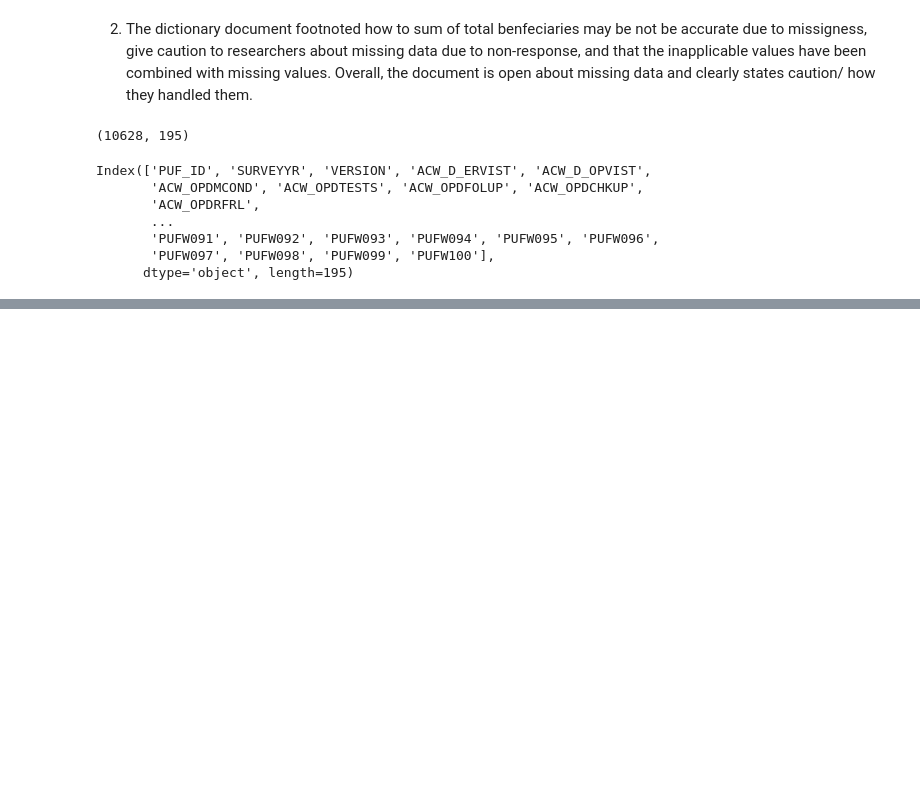
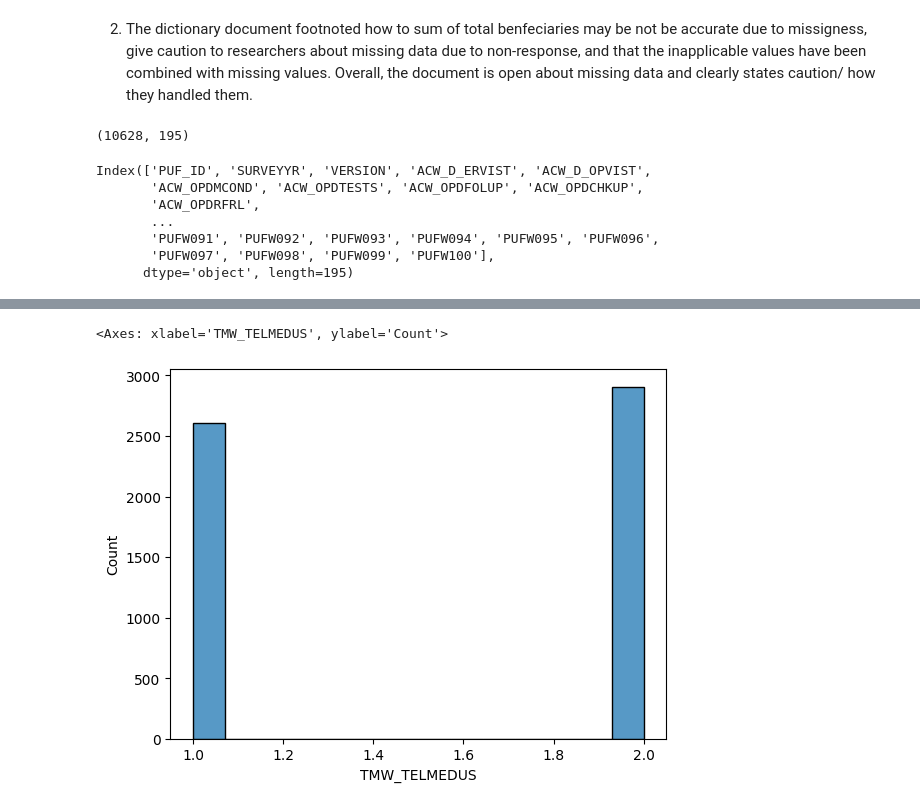
Before and after one commit to ElliotRoosevelt/visualization, a Jupyter notebook: assignment/assignment.ipynb, the cells around one changed output, grey strips where cells are left out. Cells and saved outputs as stored; diff of their text form; code cells hidden in the pictures; blank space fills up the shorter version.

```diff
--- a/assignment/assignment.ipynb
+++ b/assignment/assignment.ipynb
@@ -360,0 +408,6 @@ up.replace(to_replace=["D", "R"],value="NA") #replaced D R with NA
+# %%
+#no outliers
+sns.histplot(data=win,x='TMW_TELMEDUS')
+# %% [output]
+<Axes: xlabel='TMW_TELMEDUS', ylabel='Count'>
+[figure, added]
```
Also changed, not shown: parts of 18 cells of this notebook.
